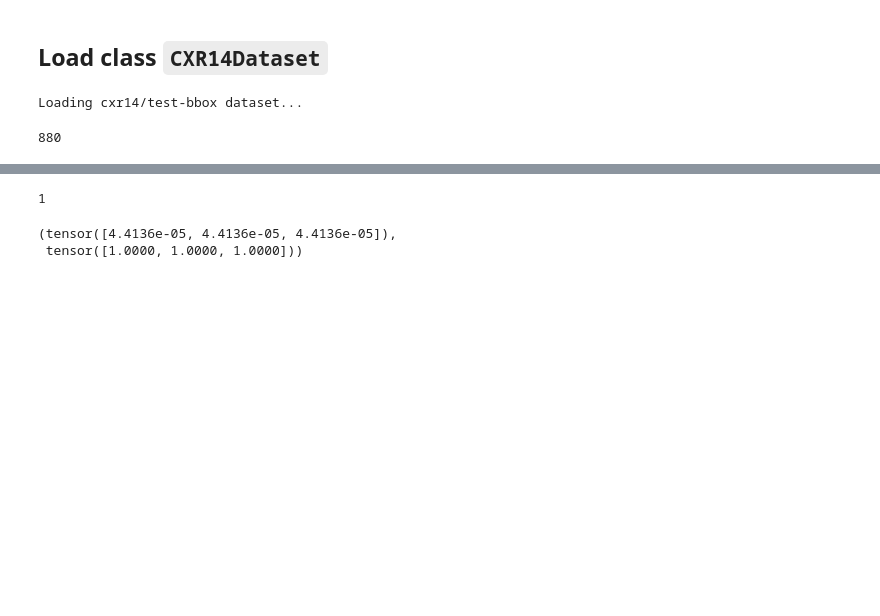
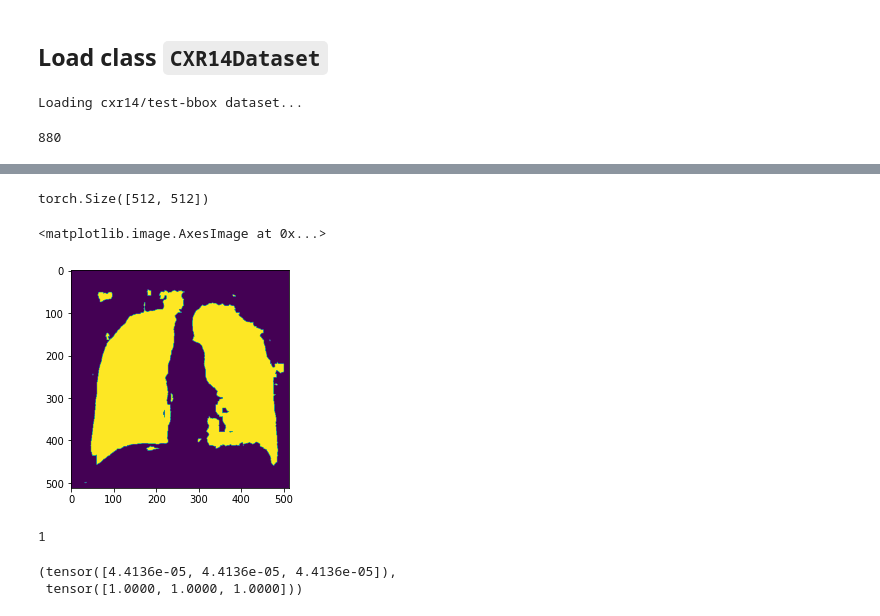
Before and after one commit to pdpino/medical-ai, a Jupyter notebook: medai/datasets/notebooks/cxr14.ipynb, the cells around one changed output, grey strips where cells are left out. Drawn from its saved outputs; the diff is of its cells as text; code cells hidden in the pictures; blank space fills up the shorter version.

```diff
--- a/medai/datasets/notebooks/cxr14.ipynb
+++ b/medai/datasets/notebooks/cxr14.ipynb
@@ -146,3 +148,12 @@ torch.Size([1, 512, 512])
+# %%
+reduced_masks = dataset.reduce_masks_for_disease('Edema', item.masks)
+print(reduced_masks.size())
+
+plt.imshow(reduced_masks)
+# %% [output]
+torch.Size([512, 512])
+<matplotlib.image.AxesImage at 0x...>
+[figure, added]
 # %%
 for index, batch in enumerate(tqdm(dataloader)):
     pass
```
Also changed, not shown: parts of 6 cells of this notebook, 13 other files.
